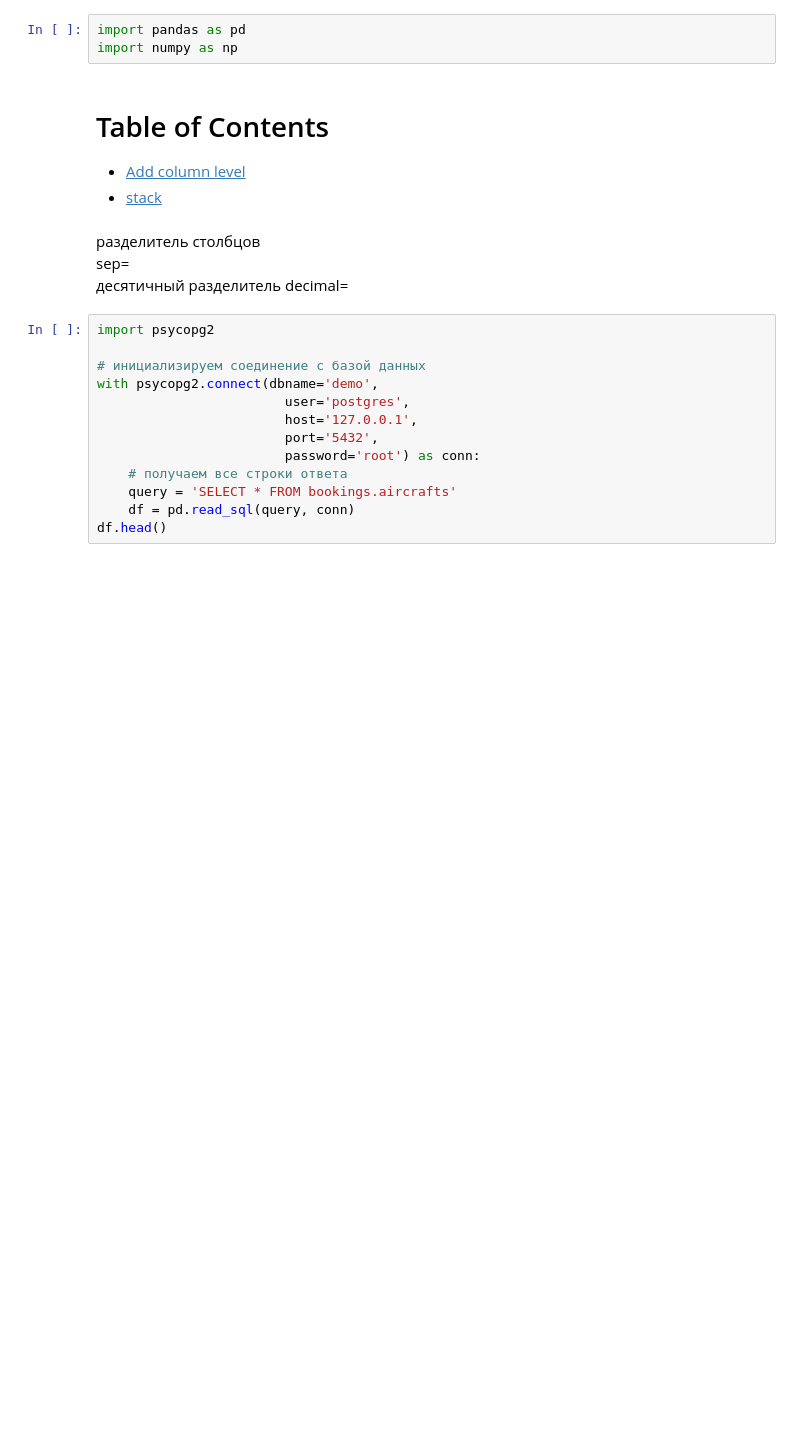
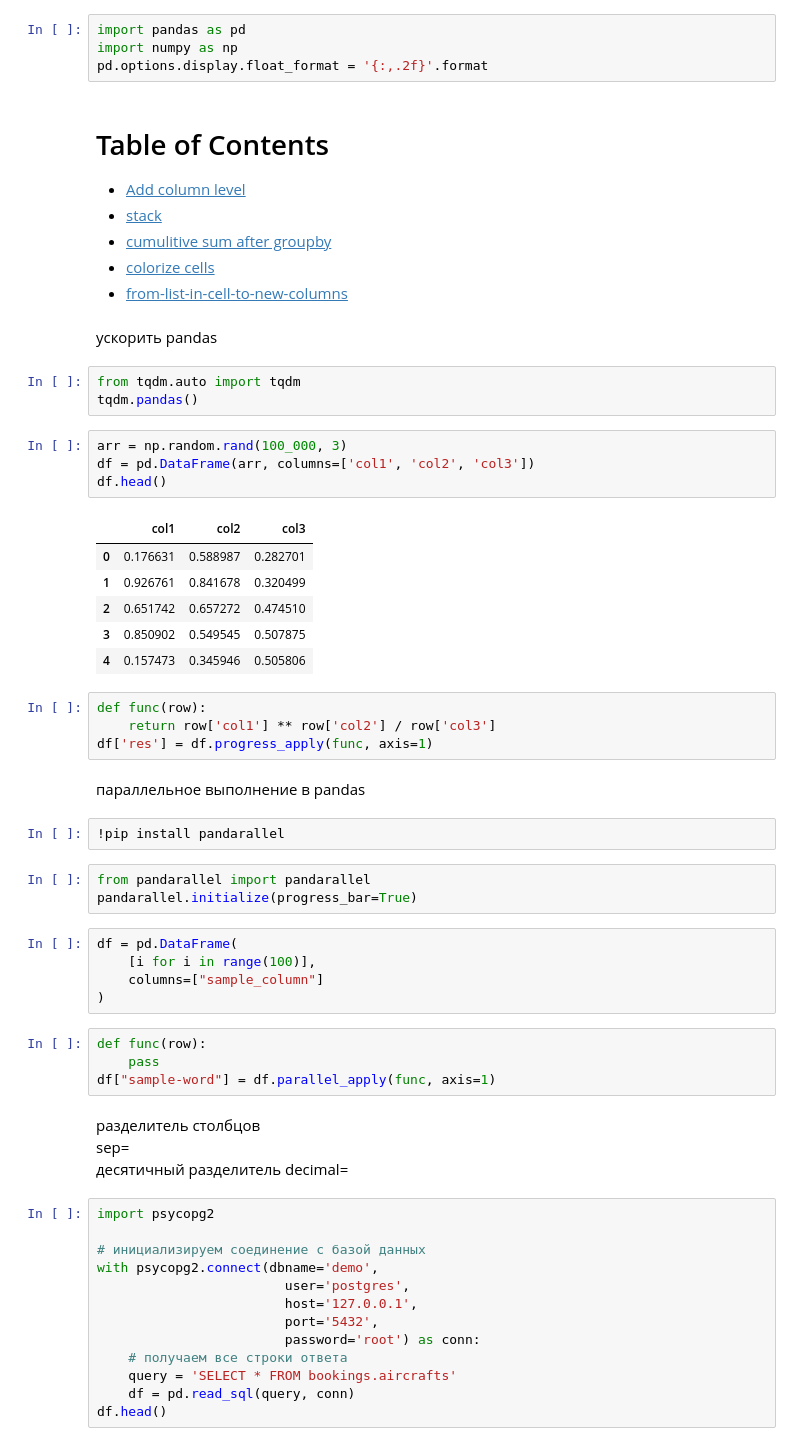
Before and after one commit to PAGriAnalytics/pagri_hard_skills, a Jupyter notebook: pandas.ipynb, the cells around one changed output. Saved outputs shown, nothing was run; the diff lists cells and outputs as text; blank space fills up the shorter version.

```diff
--- a/pandas.ipynb
+++ b/pandas.ipynb
@@ -1,10 +1,50 @@
 # %%
 import pandas as pd
 import numpy as np
+pd.options.display.float_format = '{:,.2f}'.format
 # %% [markdown]
 # Table of Contents
 * [Add column level](#add-column-level)
 * [stack](#stack)
+* [cumulitive sum after groupby ](#cum-sum-after-groupby)
+* [colorize cells ](#colorize-cells)
+* [from-list-in-cell-to-new-columns ](#from-list-in-cell-to-new-columns)
+# %% [markdown]
+ускорить pandas
+# %%
+from tqdm.auto import tqdm
+tqdm.pandas()
+# %%
+arr = np.random.rand(100_000, 3)
+df = pd.DataFrame(arr, columns=['col1', 'col2', 'col3'])
+df.head()
+# %% [output]
+|  | col1 | col2 | col3 |
+| 0 | 0.176631 | 0.588987 | 0.282701 |
+| 1 | 0.926761 | 0.841678 | 0.320499 |
+| 2 | 0.651742 | 0.657272 | 0.474510 |
+| 3 | 0.850902 | 0.549545 | 0.507875 |
+| 4 | 0.157473 | 0.345946 | 0.505806 |
+# %%
+def func(row):
+    return row['col1'] ** row['col2'] / row['col3']
+df['res'] = df.progress_apply(func, axis=1)
+# %% [markdown]
+параллельное выполнение в pandas
+# %%
+!pip install pandarallel
+# %%
+from pandarallel import pandarallel
+pandarallel.initialize(progress_bar=True)
+# %%
+df = pd.DataFrame(
+    [i for i in range(100)],
+    columns=["sample_column"]
+)
+# %%
+def func(row):
+    pass
+df["sample-word"] = df.parallel_apply(func, axis=1)
 # %% [markdown]
 разделитель столбцов
 sep=
```
Also changed, not shown: parts of 20 cells of this notebook, 4 other files.
